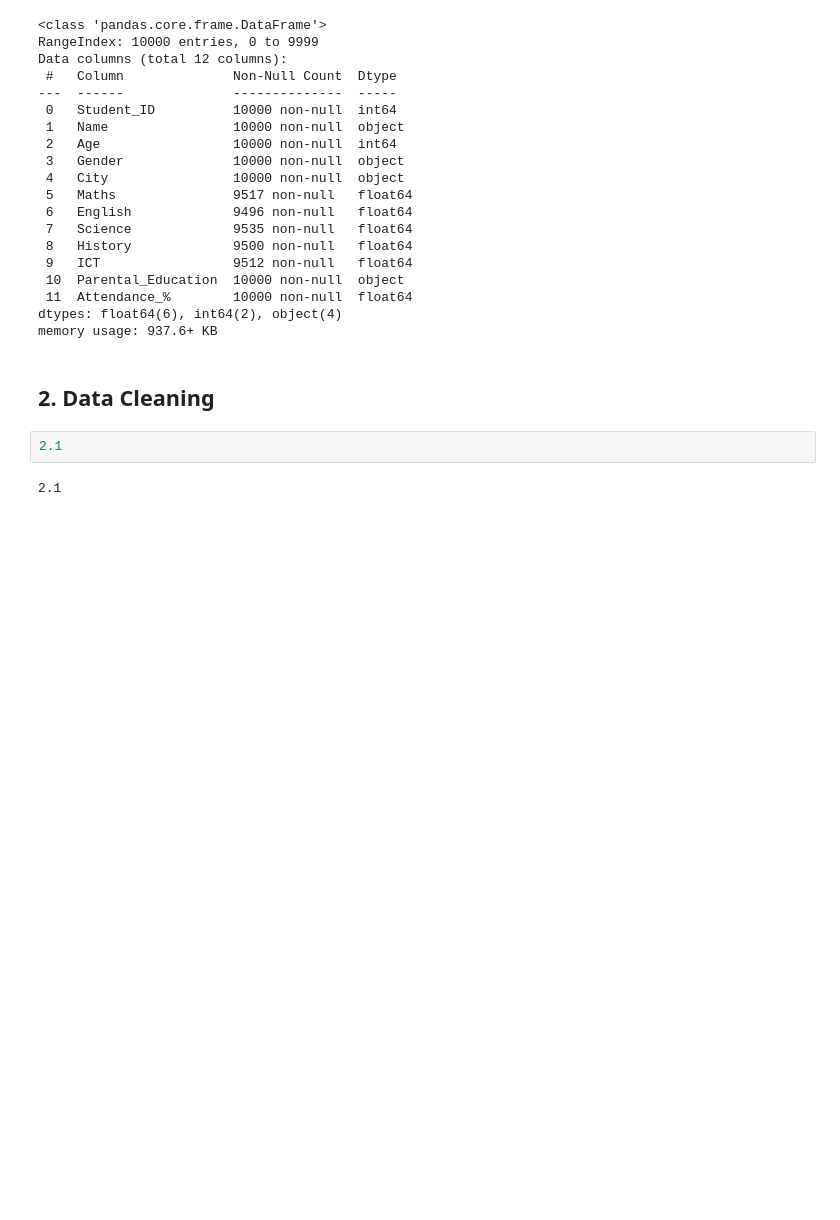
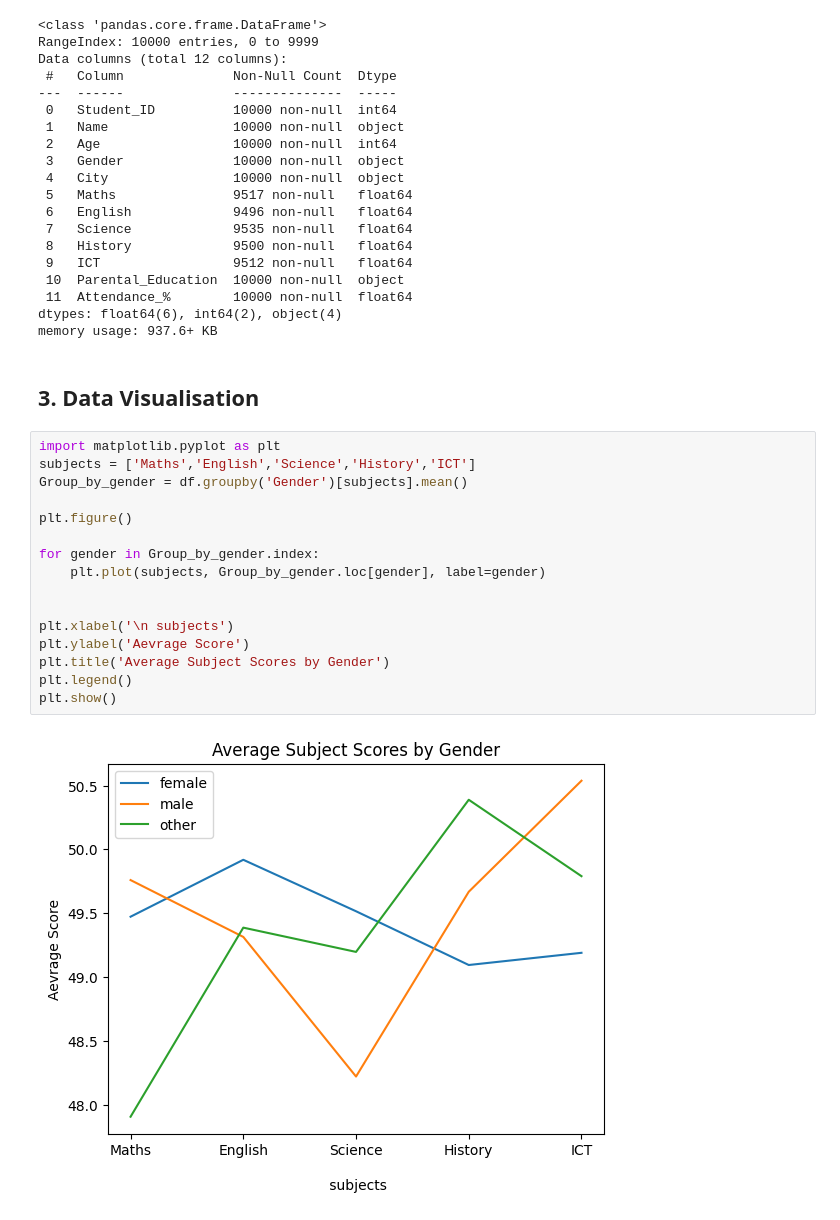
Before and after one commit to Kalungup/student-performance-analytics, a Jupyter notebook: Student_Performance _ Analytics.ipynb, the cells around one changed output. Saved outputs shown, nothing was run; the diff lists cells and outputs as text; blank space fills up the shorter version.

Commit message:
Added Average subject score by Gender

```diff
--- a/Student_Performance _ Analytics.ipynb
+++ b/Student_Performance _ Analytics.ipynb
@@ -257,8 +257,22 @@ Data columns (total 12 columns):
 dtypes: float64(6), int64(2), object(4)
 memory usage: 937.6+ KB
 # %% [markdown]
-## 2. Data Cleaning
+## 3. Data Visualisation
 # %%
-2.1
+import matplotlib.pyplot as plt
+subjects = ['Maths','English','Science','History','ICT']
+Group_by_gender = df.groupby('Gender')[subjects].mean()
+
+plt.figure()
+
+for gender in Group_by_gender.index:
+    plt.plot(subjects, Group_by_gender.loc[gender], label=gender)
+
+
+plt.xlabel('\n subjects')
+plt.ylabel('Aevrage Score')
+plt.title('Average Subject Scores by Gender')
+plt.legend()
+plt.show()
 # %% [output]
-2.1
+[figure, added]
```
